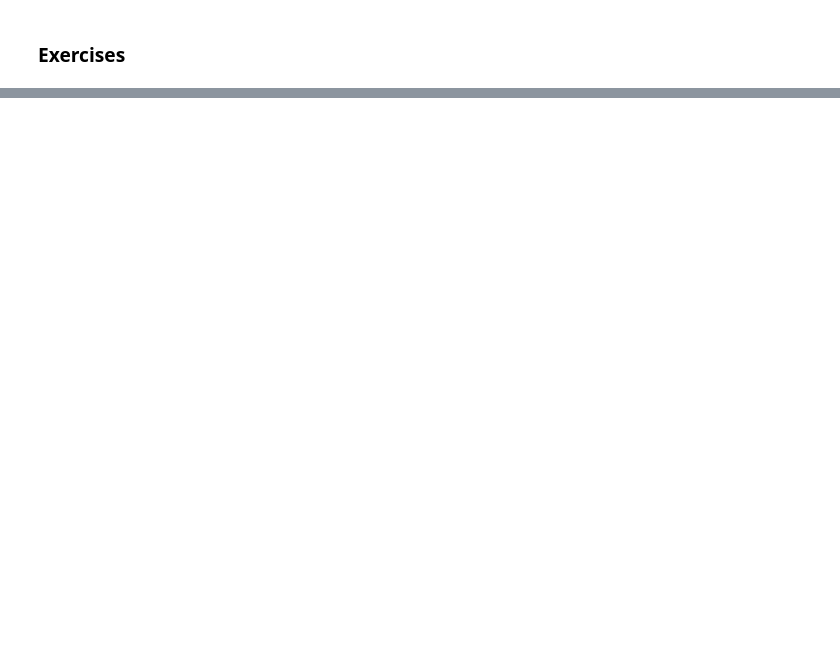
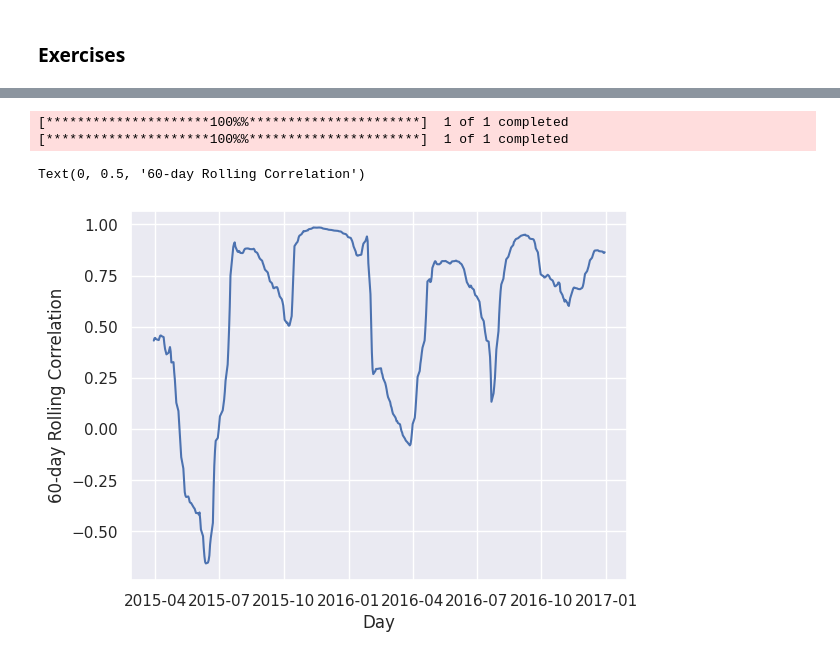
Before and after one commit to JBobbyy/quant-start, a Jupyter notebook: 7-linear_correlation_analysis.ipynb, the cells around one changed output, grey strips where cells are left out. Saved outputs shown, nothing was run; the diff lists cells and outputs as text; code cells hidden in the pictures; blank space fills up the shorter version.

```diff
--- a/7-linear_correlation_analysis.ipynb
+++ b/7-linear_correlation_analysis.ipynb
@@ -165,0 +319,14 @@ np.corrcoef(X, Y)[0, 1]
+# %%
+# Plot the 60-day correlation coefficient between META and AMZN
+META = yf.download('META', start='2015-01-01', end='2017-01-01')['Adj Close']
+AMZN = yf.download('AMZN', start='2015-01-01', end='2017-01-01')['Adj Close']
+
+rolling_corr = META.rolling(60).corr(AMZN)
+plt.plot(rolling_corr)
+plt.xlabel('Day')
+plt.ylabel('60-day Rolling Correlation')
+# %% [output]
+[*********************100%%**********************]  1 of 1 completed
+[*********************100%%**********************]  1 of 1 completed
+Text(0, 0.5, '60-day Rolling Correlation')
+[figure, added]
```
Also changed, not shown: parts of 23 cells of this notebook.
